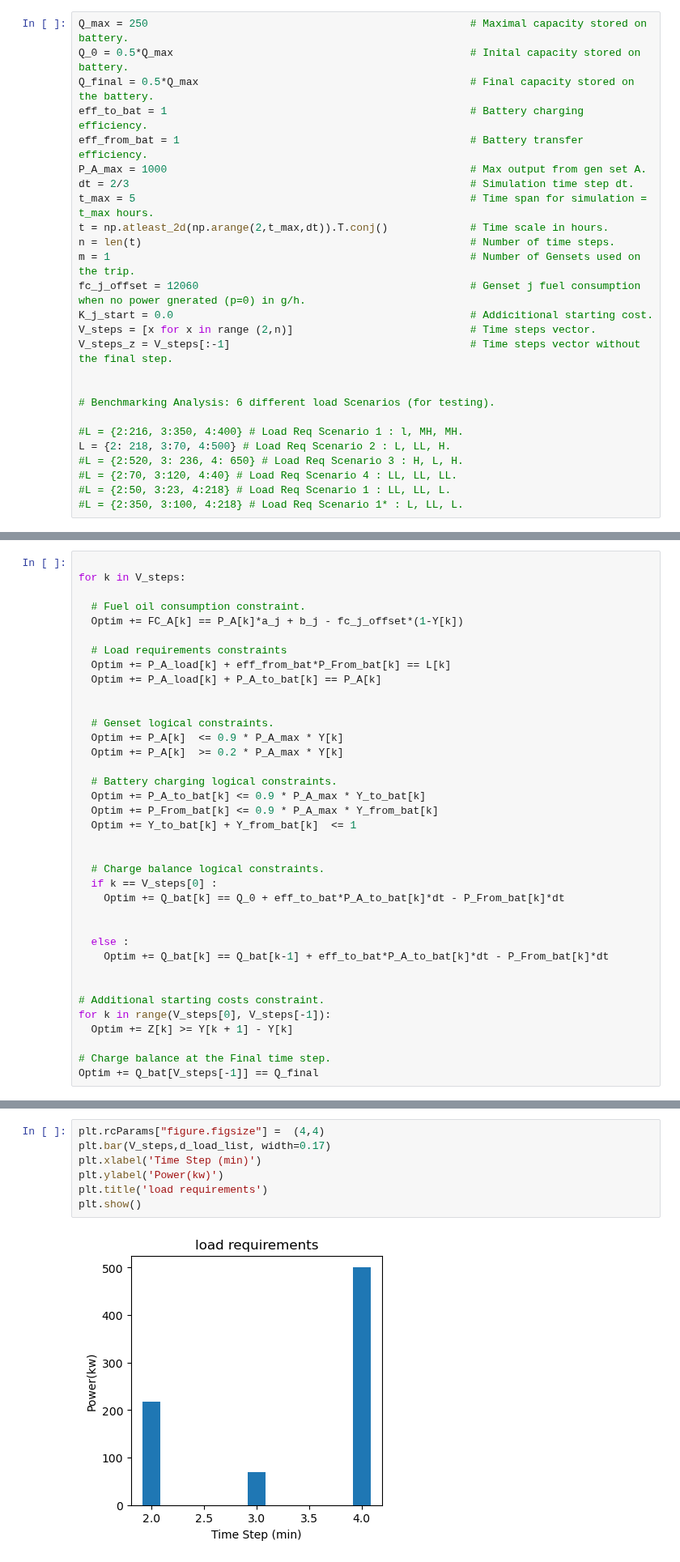
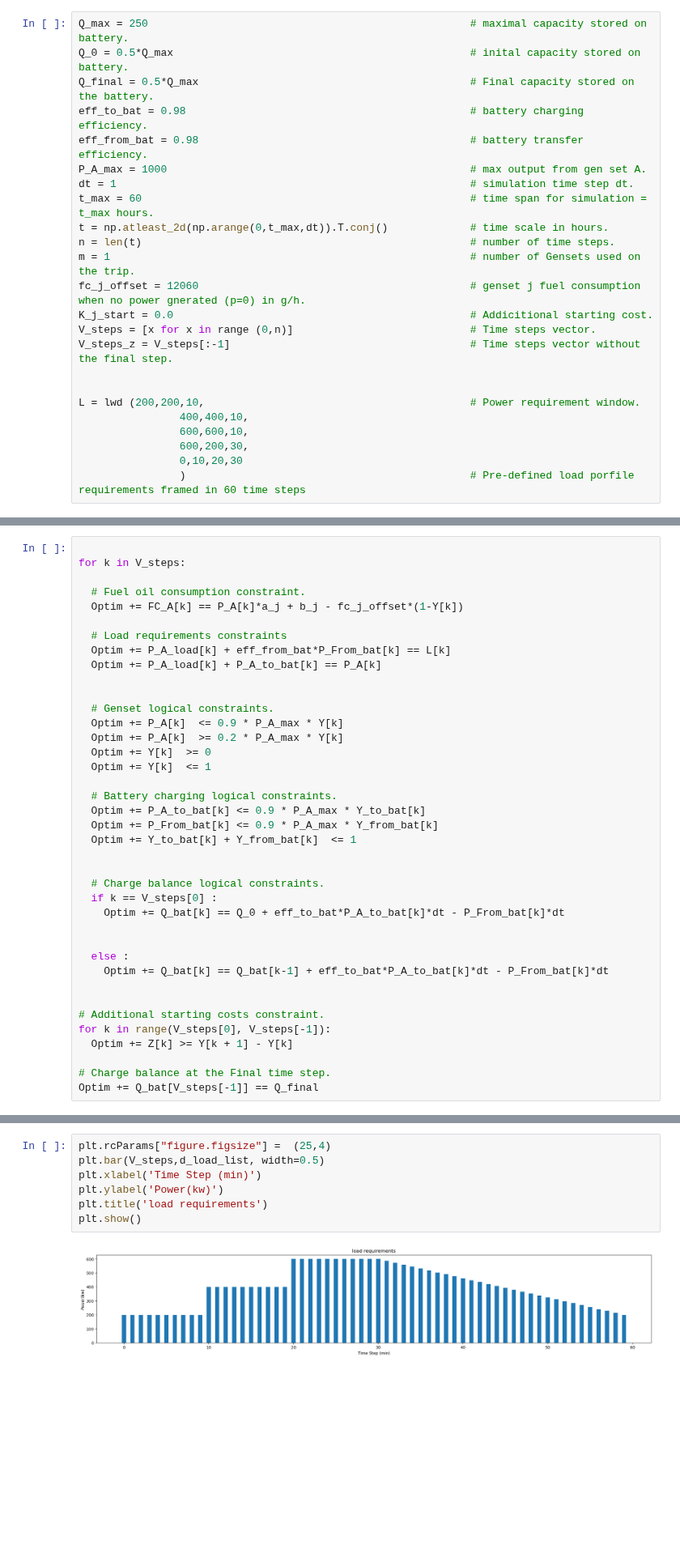
Before and after one commit to AmedBrook/Pulp_MILP-Hybrid-Energy-Optimization, a Jupyter notebook: notebooks/heo_model.ipynb, the cells around one changed output, grey strips where cells are left out. Shown at 81% size. Cells and saved outputs as stored; diff of their text form; blank space fills up the shorter version.

```diff
--- a/notebooks/heo_model.ipynb
+++ b/notebooks/heo_model.ipynb
@@ -183,31 +183,29 @@ sys.version_info(major=3, minor=10, micro=9, releaselevel='final', serial=0)
 $\newline $
 ### Introducing problem Parameters.
 # %%
-Q_max = 250                                                   # Maximal capacity stored on battery.
-Q_0 = 0.5*Q_max                                               # Inital capacity stored on battery.
+Q_max = 250                                                   # maximal capacity stored on battery.
+Q_0 = 0.5*Q_max                                               # inital capacity stored on battery.
 Q_final = 0.5*Q_max                                           # Final capacity stored on the battery.
-eff_to_bat = 1                                                # Battery charging efficiency.
-eff_from_bat = 1                                              # Battery transfer efficiency.
-P_A_max = 1000                                                # Max output from gen set A.
-dt = 2/3                                                      # Simulation time step dt.
-t_max = 5                                                     # Time span for simulation = t_max hours.
-t = np.atleast_2d(np.arange(2,t_max,dt)).T.conj()             # Time scale in hours.
-n = len(t)                                                    # Number of time steps.
-m = 1                                                         # Number of Gensets used on the trip.
-fc_j_offset = 12060                                           # Genset j fuel consumption when no power gnerated (p=0) in g/h.
+eff_to_bat = 0.98                                             # battery charging efficiency.
+eff_from_bat = 0.98                                           # battery transfer efficiency.
+P_A_max = 1000                                                # max output from gen set A.
+dt = 1                                                        # simulation time step dt.
+t_max = 60                                                    # time span for simulation = t_max hours.
+t = np.atleast_2d(np.arange(0,t_max,dt)).T.conj()             # time scale in hours.
+n = len(t)                                                    # number of time steps.
+m = 1                                                         # number of Gensets used on the trip.
+fc_j_offset = 12060                                           # genset j fuel consumption when no power gnerated (p=0) in g/h.
 K_j_start = 0.0                                               # Addicitional starting cost.
-V_steps = [x for x in range (2,n)]                            # Time steps vector.
+V_steps = [x for x in range (0,n)]                            # Time steps vector.
 V_steps_z = V_steps[:-1]                                      # Time steps vector without the final step.
 
 
-# Benchmarking Analysis: 6 different load Scenarios (for testing).
-
-#L = {2:216, 3:350, 4:400} # Load Req Scenario 1 : l, MH, MH.
-L = {2: 218, 3:70, 4:500} # Load Req Scenario 2 : L, LL, H.
-#L = {2:520, 3: 236, 4: 650} # Load Req Scenario 3 : H, L, H.
-#L = {2:70, 3:120, 4:40} # Load Req Scenario 4 : LL, LL, LL.
-#L = {2:50, 3:23, 4:218} # Load Req Scenario 1 : LL, LL, L.
-#L = {2:350, 3:100, 4:218} # Load Req Scenario 1* : L, LL, L.
+L = lwd (200,200,10,                                          # Power requirement window.
+                400,400,10,
+                600,600,10,
+                600,200,30,
+                0,10,20,30
+                )                                             # Pre-defined load porfile requirements framed in 60 time steps
 # %% [markdown]
 $\newline $
 ### Creating the problem variable.
@@ -273,6 +270,8 @@ for k in V_steps:
   # Genset logical constraints.
   Optim += P_A[k]  <= 0.9 * P_A_max * Y[k]
   Optim += P_A[k]  >= 0.2 * P_A_max * Y[k]
+  Optim += Y[k]  >= 0
+  Optim += Y[k]  <= 1
 
   # Battery charging logical constraints.
   Optim += P_A_to_bat[k] <= 0.9 * P_A_max * Y_to_bat[k]
@@ -459,12 +458,12 @@ $\newline $
 # %%
-plt.rcParams["figure.figsize"] =  (4,4)
-plt.bar(V_steps,d_load_list, width=0.17)
+plt.rcParams["figure.figsize"] =  (25,4)
+plt.bar(V_steps,d_load_list, width=0.5)
 plt.xlabel('Time Step (min)')
 plt.ylabel('Power(kw)')
 plt.title('load requirements')
 plt.show()
 # %% [output]
-[figure, old version]
+[figure, new version]
 # %%
 print(V_steps,L)
 # %% [output]
```
Also changed, not shown: parts of 27 cells of this notebook.
